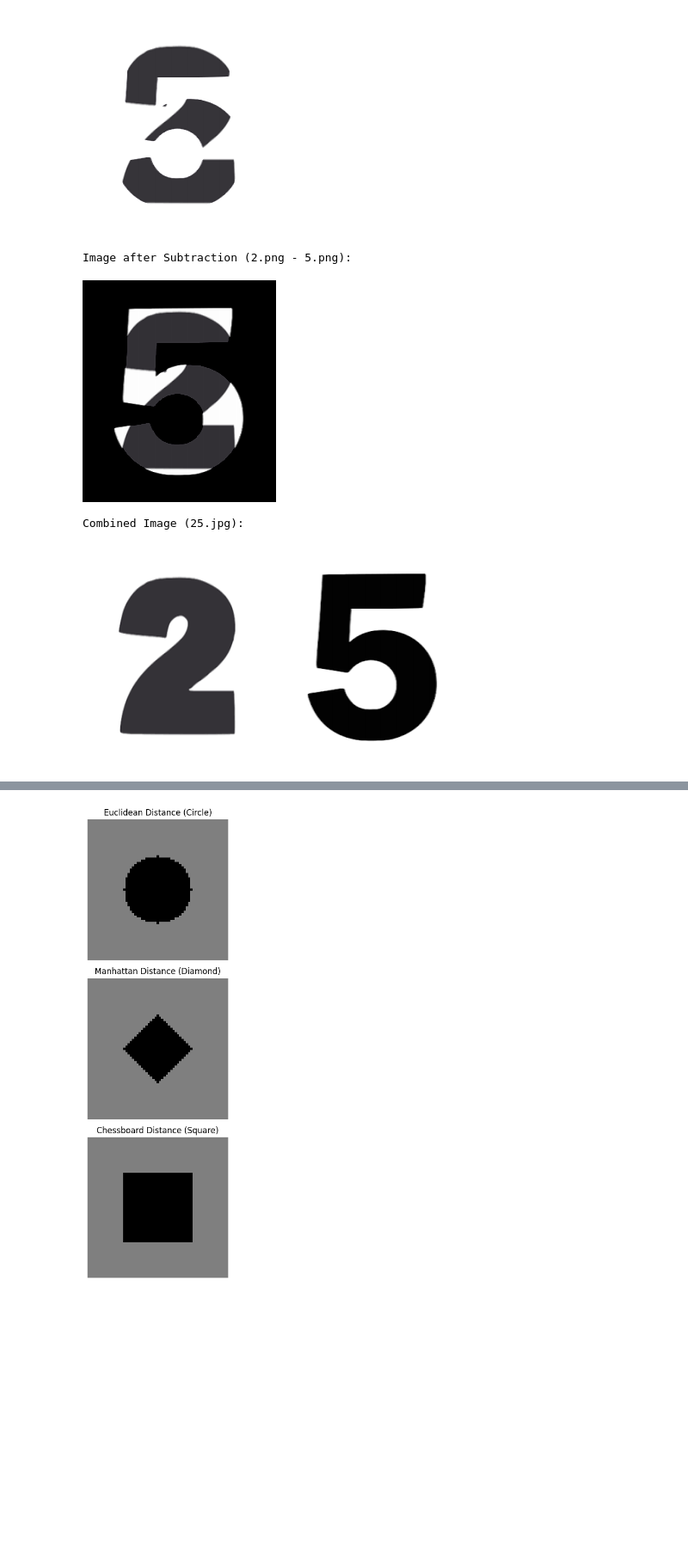
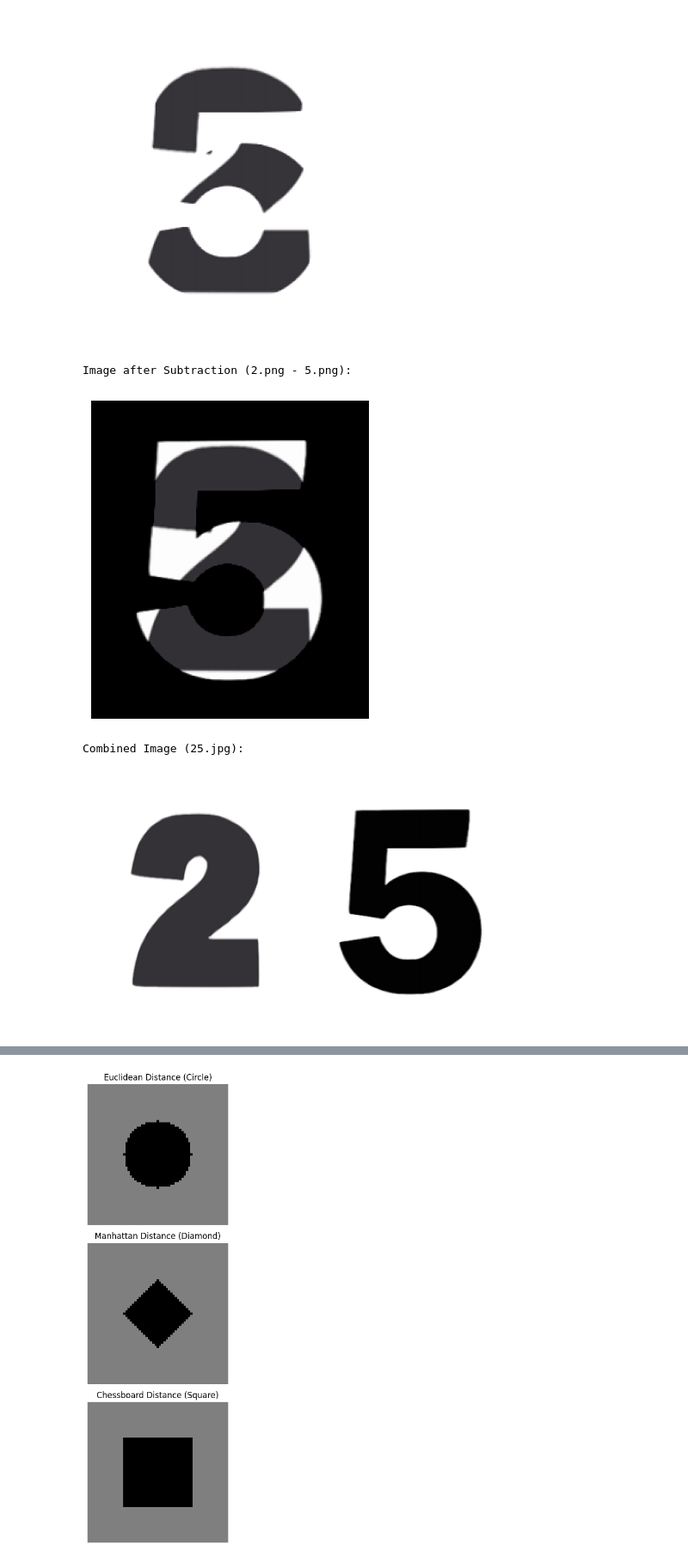
Before and after one commit to Danish-588/CV_PE2, a Jupyter notebook: Practicals/P1_GeometricTransforms/CV1.ipynb, the cells around one changed output, grey strips where cells are left out. Shown at 86% size. Drawn from its saved outputs; the diff is of its cells as text; code cells hidden in the pictures; blank space fills up the shorter version.

```diff
--- a/Practicals/P1_GeometricTransforms/CV1.ipynb
+++ b/Practicals/P1_GeometricTransforms/CV1.ipynb
@@ -127,45 +158,63 @@ Sheared Image (0.3 factor):
 # %%
 # Step 2: Load the two images corresponding to roll number 25
-img1 = cv2.imread('/content/2.png')
-img2 = cv2.imread('/content/5.png')
+img1 = cv2.imread(r'C:\Users\danis\OneDrive\Documents\Repos\CV_PE2\Practicals\P1_GeometricTransforms\data\2.png')
+img2 = cv2.imread(r'C:\Users\danis\OneDrive\Documents\Repos\CV_PE2\Practicals\P1_GeometricTransforms\data\5.png')
 
 # Step 3: Resize both images to the same dimensions (width and height)
 height = max(img1.shape[0], img2.shape[0])  # Use the max height
 width = max(img1.shape[1], img2.shape[1])  # Use the max width
 
 # Resize both images to match the width and height
 img1_resized = cv2.resize(img1, (width, height))
 img2_resized = cv2.resize(img2, (width, height))
 
 # Step 4: Perform addition and subtraction
 img_add = cv2.add(img1_resized, img2_resized)  # Add the two images
 img_subtract = cv2.subtract(img1_resized, img2_resized)  # Subtract the two images
 
 # Step 5: Display the resulting images for addition and subtraction
 print("Image after Addition (2.png + 5.png):")
-cv2_imshow(img_add)
+img_rgb = cv2.cvtColor(img_add, cv2.COLOR_BGR2RGB)
+
+# Display using matplotlib
+plt.imshow(img_rgb)
+plt.axis('off')
+plt.show()
 
 print("Image after Subtraction (2.png - 5.png):")
-cv2_imshow(img_subtract)
+img_rgb = cv2.cvtColor(img_subtract, cv2.COLOR_BGR2RGB)
+
+# Display using matplotlib
+plt.imshow(img_rgb)
+plt.axis('off')
+plt.show()
 
 # Step 6: Save the resulting images from addition and subtraction
-cv2.imwrite('/content/25_add.png', img_add)
-cv2.imwrite('/content/25_subtract.png', img_subtract)
+cv2.imwrite(r'C:\Users\danis\OneDrive\Documents\Repos\CV_PE2\Practicals\P1_GeometricTransforms\results\25_add.png', img_add)
+cv2.imwrite(r'C:\Users\danis\OneDrive\Documents\Repos\CV_PE2\Practicals\P1_GeometricTransforms\results\25_subtract.png', img_subtract)
 
 # Step 7: Concatenate the images horizontally to form 25.jpg
 combined_img = np.hstack((img1_resized, img2_resized))  # Horizontal stacking
 
 # Step 8: Display and save the combined image
 print("Combined Image (25.jpg):")
-cv2_imshow(combined_img)
-cv2.imwrite('/content/25.jpg', combined_img)
+
+# Convert to RGB for proper color display in matplotlib
+img_rgb = cv2.cvtColor(combined_img, cv2.COLOR_BGR2RGB)
+
+# Display using matplotlib
+plt.imshow(img_rgb)
+plt.axis('off')
+plt.show()
+
+cv2.imwrite(r'C:\Users\danis\OneDrive\Documents\Repos\CV_PE2\Practicals\P1_GeometricTransforms\results\25_combined.jpg', combined_img)
 # %% [output]
 Image after Addition (2.png + 5.png):
-[figure, old version]
+[figure, new version]
 Image after Subtraction (2.png - 5.png):
-[figure, old version]
+[figure, new version]
 Combined Image (25.jpg):
-[figure, old version]
+[figure, new version]
 True
 # %%
 # Step 1: Create a blank image (rectangle) with white background
```
Also changed, not shown: parts of 8 cells of this notebook, 7 other files.
